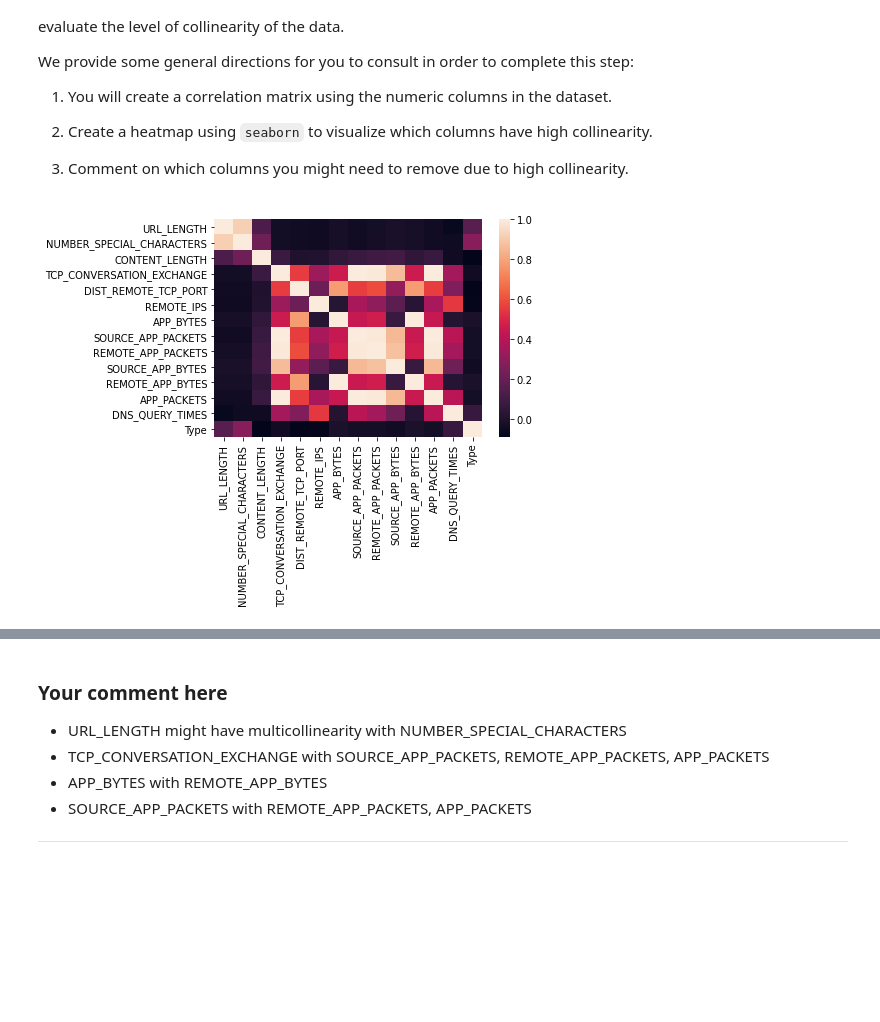
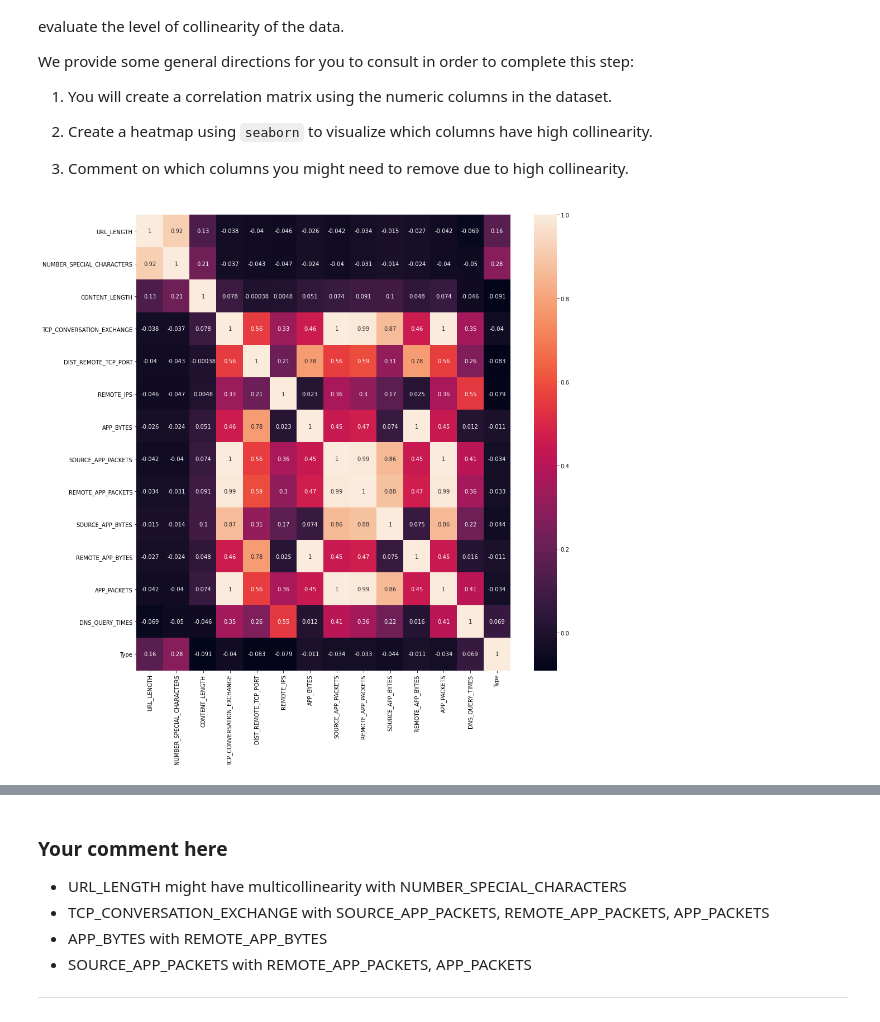
Before and after one commit to EtienneNL/data_analytics202103_module_3, a Jupyter notebook: labs/module_3_labs/Supervised-Learning/your-code/main.ipynb, the cells around one changed output, grey strips where cells are left out. Saved outputs shown, nothing was run; the diff lists cells and outputs as text; code cells hidden in the pictures; blank space fills up the shorter version.

```diff
--- a/labs/module_3_labs/Supervised-Learning/your-code/main.ipynb
+++ b/labs/module_3_labs/Supervised-Learning/your-code/main.ipynb
@@ -150,7 +150,9 @@ We provide some general directions for you to consult in order to complete this
 # %%
 # Your code here
 websites_numeric = websites.select_dtypes(['number'])
 corr_df = websites_numeric.corr()
-sns.heatmap(corr_df);
+
+fig=plt.figure(figsize=(15, 15))
+sns.heatmap(corr_df, annot=True);
 # %% [output]
-[figure, old version]
+[figure, new version]
```
Also changed, not shown: parts of 12 cells of this notebook.
